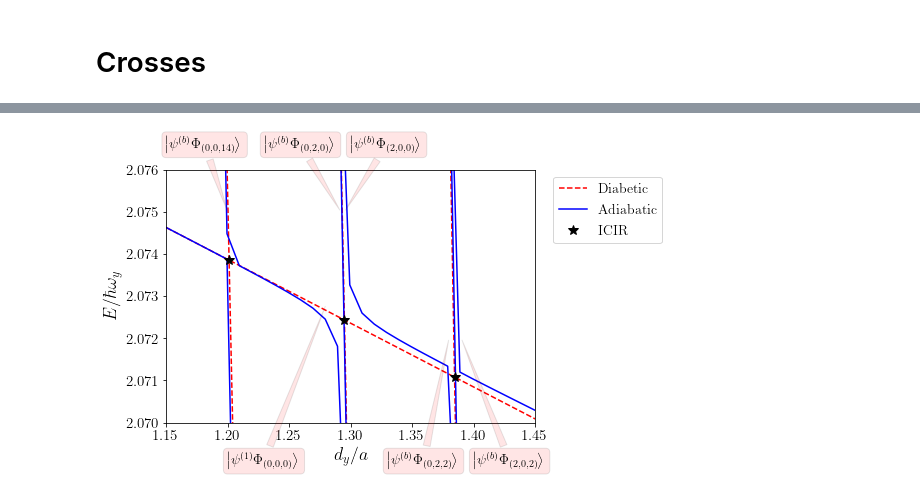
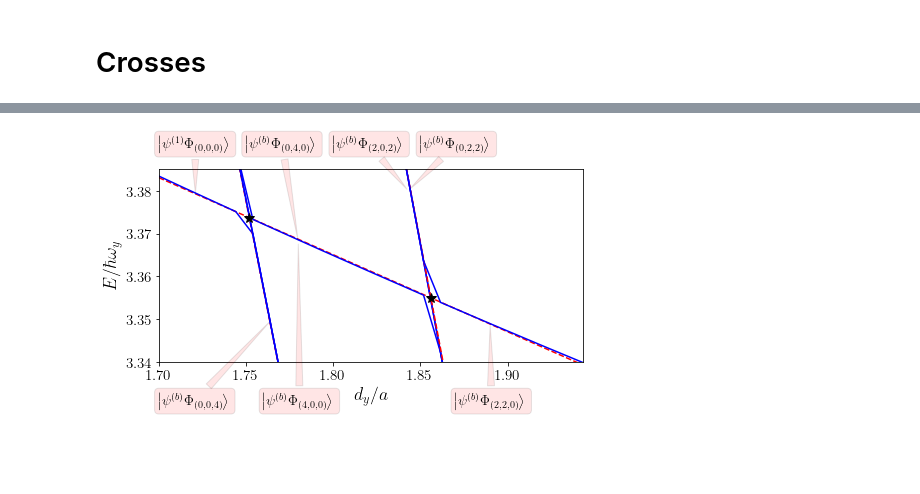
Before and after one commit to TsspGit/Ultracold_Atoms_src, a Jupyter notebook: Analysis/q3d/Energies_Analysis_4993_4993_4993.ipynb, the cells around one changed output, grey strips where cells are left out. Cells and saved outputs as stored; diff of their text form; code cells hidden in the pictures; blank space fills up the shorter version.

```diff
--- a/Analysis/q3d/Energies_Analysis_4993_4993_4993.ipynb
+++ b/Analysis/q3d/Energies_Analysis_4993_4993_4993.ipynb
@@ -14,6 +14,7 @@ plt.rcParams['ytick.labelsize']=15
 plt.rcParams['axes.labelsize']=18
 plt.rcParams['axes.titlesize']=18
 aur = (1 + np.sqrt(5)) / 2
+aursize = (4.3*aur, 4.3)
 # %%
 delta = np.loadtxt('Simulations/delta_asc.dat', dtype=str)[:,0]
 asc = np.loadtxt('Simulations/delta_asc.dat')[:,1]
@@ -66,4 +72,4 @@ filtering completed
 # %%
 dic = transpose_energies(Data)
 # %%
-dic, least_bound_pos = dic_from_least_bound_forward(dic, wy)
+#dic, least_bound_pos = dic_from_least_bound_forward(dic, wy)
@@ -155,74 +187,77 @@ plt.show()
 # %%
-fig3, ax3 = plt.subplots(figsize=(5*aur,5))
-# nivel 1056:
-f1056 = np.polyfit(x[x < 1.2], np.array(dic['nivel_1056'])[x < 1.2]/wy, deg=1)
-ax3.plot(x, np.polyval(f1056, x), 'r--', markersize=4, label='Diabetic')
-ax3.plot(x, dic['nivel_1056']/wy, 'b', label='Adiabatic')
+fig3, ax3 = plt.subplots(figsize=aursize)
+# nivel 1004:
+f1004 = np.polyfit(xcoord, ycoord, deg=1)
+x1004 = np.linspace(1.7, 1.95, num=40)
+ax3.plot(x1004, np.polyval(f1004, x1004), 'r--', markersize=4, label='Diabetic')
+ax3.plot(x, dic['nivel_1004']/wy, 'b', label='Adiabatic')
 
-# nivel 1057:
-f1057 = np.polyfit(x[(x < 1.2) & (x > 1.05)], np.array(dic['nivel_1057'])[(x < 1.2) & (x > 1.05)]/wy, deg=1)
-x1057 = np.linspace(1, 1.3, num=500)
-ax3.plot(x1057, np.polyval(f1057, x1057), 'r--', markersize=4)
-ax3.plot(x, dic['nivel_1057']/wy, 'b')
+# nivel 1005:
+f1005 = np.polyfit(x[(x < 1.8) & (x > 1.7)], np.array(dic['nivel_1005'])[(x < 1.8) & (x > 1.7)]/wy, deg=1)
+x1005 = np.linspace(1.6, 1.95, num=500)
+ax3.plot(x1005, np.polyval(f1005, x1005), 'r--', markersize=4)
+ax3.plot(x, dic['nivel_1005']/wy, 'b')
 
-# nivel 1058:
-f1058 = np.polyfit(x[(x > 1.2) & (x < 1.3)], np.array(dic['nivel_1058'])[(x > 1.2) & (x < 1.3)]/wy, deg=1)
-x1058 = np.linspace(1.2, 1.3, num=500)
-ax3.plot(x1058, np.polyval(f1058, x1058), 'r--', markersize=4)
-ax3.plot(x, dic['nivel_1058']/wy, 'b')
+# nivel 1006:
+ax3.plot(x, dic['nivel_1006']/wy, 'b')
 
-# nivel 1059:
-# proviene del mismo que el 1058
-ax3.plot(x, dic['nivel_1059']/wy, 'b')
+# nivel 1007:
+ax3.plot(x, dic['nivel_1007']/wy, 'b')
 
-# nivel 1060:
-f1060 = np.polyfit(x[(x > 1.3)], np.array(dic['nivel_1060'])[(x > 1.3)]/wy, deg=1)
-x1060 = np.linspace(1.3, 1.4, num=500)
-ax3.plot(x1060, np.polyval(f1060, x1060), 'r--', markersize=4)
-ax3.plot(x, dic['nivel_1060']/wy, 'b')
+# nivel 1008:
+ax3.plot(x, dic['nivel_1008']/wy, 'b')
 
-# nivel 1061:
-# proviene del mismo que el 1060:
-ax3.plot(x, dic['nivel_1061']/wy, 'b')
+# nivel 1009:
+ax3.plot(x, dic['nivel_1009']/wy, 'b')
+
+# nivel 1010:
+f1010 = np.polyfit(x[(x < 1.85) & (x > 1.8)], np.array(dic['nivel_1010'])[(x < 1.85) & (x > 1.8)]/wy, deg=1)
+x1010 = np.linspace(1.82, 1.95, num=500)
+ax3.plot(x1010, np.polyval(f1010, x1010), 'r--', markersize=4)
+ax3.plot(x, dic['nivel_1010']/wy, 'b')
 
 # Crosses:
 ##########
-ax3.plot(cross_points(f1056, f1057), np.polyval(f1056, cross_points(f1056, f1057)), 'k*', markersize=10, label='ICIR')
-ax3.plot(cross_points(f1056, f1058), np.polyval(f1056, cross_points(f1056, f1058)), 'k*', markersize=10)
-ax3.plot(cross_points(f1056, f1060), np.polyval(f1056, cross_points(f1056, f1060)), 'k*', markersize=10)
+ax3.plot(cross_points(f1004, f1005), np.polyval(f1004, cross_points(f1004, f1005)), 'k*', markersize=10, label='ICIR')
+ax3.plot(cross_points(f1004, f1010), np.polyval(f1004, cross_points(f1004, f1010)), 'k*', markersize=10)
 
 # States:
 #########
-ax3.annotate(r'$\left|\psi^{(b)} \Phi_{(0,0,14)}\right>$', xy=(1.20, 2.075), xytext=(1.15, 2.0765), fontsize=14,
+ax3.annotate(r'$\left|\psi^{(1)} \Phi_{(0,0,0)}\right>$', xy=(1.721, 3.379), xytext=(1.70, 3.39), fontsize=14,
              bbox=dict(boxstyle="round", alpha=0.1, facecolor='r'),
              arrowprops=dict(arrowstyle="wedge, tail_width=0.5", alpha=0.1, facecolor='r'))
 
-ax3.annotate(r'$\left|\psi^{(1)} \Phi_{(0,0,0)}\right>$', xy=(1.28, 2.0728), xytext=(1.2, 2.069), fontsize=14,
+ax3.annotate(r'$\left|\psi^{(b)} \Phi_{(0,0,4)}\right>$', xy=(1.765, 3.35), xytext=(1.70, 3.33), fontsize=14,
              bbox=dict(boxstyle="round", alpha=0.1, facecolor='r'),
              arrowprops=dict(arrowstyle="wedge, tail_width=0.5", alpha=0.1, facecolor='r'))
 
-ax3.annotate(r'$\left|\psi^{(b)} \Phi_{(0,2,0)}\right>$', xy=(1.292, 2.075), xytext=(1.23, 2.0765), fontsize=14,
+ax3.annotate(r'$\left|\psi^{(b)} \Phi_{(4,0,0)}\right>$', xy=(1.78, 3.368), xytext=(1.76, 3.33), fontsize=14,
              bbox=dict(boxstyle="round", alpha=0.1, facecolor='r'),
              arrowprops=dict(arrowstyle="wedge, tail_width=0.5", alpha=0.1, facecolor='r'))
 
-ax3.annotate(r'$\left|\psi^{(b)} \Phi_{(2,0,0)}\right>$', xy=(1.295, 2.075), xytext=(1.3, 2.0765), fontsize=14,
+ax3.annotate(r'$\left|\psi^{(b)} \Phi_{(0,4,0)}\right>$', xy=(1.78, 3.368), xytext=(1.75, 3.39), fontsize=14,
              bbox=dict(boxstyle="round", alpha=0.1, facecolor='r'),
              arrowprops=dict(arrowstyle="wedge, tail_width=0.5", alpha=0.1, facecolor='r'))
 
-ax3.annotate(r'$\left|\psi^{(b)} \Phi_{(0,2,2)}\right>$', xy=(1.38, 2.072), xytext=(1.33, 2.069), fontsize=14,
+ax3.annotate(r'$\left|\psi^{(b)} \Phi_{(2,0,2)}\right>$', xy=(1.843, 3.38), xytext=(1.80, 3.39), fontsize=14,
              bbox=dict(boxstyle="round", alpha=0.1, facecolor='r'),
              arrowprops=dict(arrowstyle="wedge, tail_width=0.5", alpha=0.1, facecolor='r'))
 
-ax3.annotate(r'$\left|\psi^{(b)} \Phi_{(2,0,2)}\right>$', xy=(1.39, 2.072), xytext=(1.4, 2.069), fontsize=14,
+ax3.annotate(r'$\left|\psi^{(b)} \Phi_{(0,2,2)}\right>$', xy=(1.843, 3.38), xytext=(1.85, 3.39), fontsize=14,
              bbox=dict(boxstyle="round", alpha=0.1, facecolor='r'),
              arrowprops=dict(arrowstyle="wedge, tail_width=0.5", alpha=0.1, facecolor='r'))
 
+ax3.annotate(r'$\left|\psi^{(b)} \Phi_{(2,2,0)}\right>$', xy=(1.89, 3.349), xytext=(1.87, 3.33), fontsize=14,
+             bbox=dict(boxstyle="round", alpha=0.1, facecolor='r'),
+             arrowprops=dict(arrowstyle="wedge, tail_width=0.5", alpha=0.1, facecolor='r'))
+
+
 ax3.set_xlabel('$d_{y}/a$')
 ax3.set_ylabel('$E/\hbar \omega_{y}$')
-ax3.legend(fontsize=14, bbox_to_anchor=(1.03, 1))
-ax3.set_ylim(2.07, 2.076)
-ax3.set_xlim(1.15, 1.45)
+#ax3.legend(fontsize=14, bbox_to_anchor=(1.03, 1))
+ax3.set_ylim(3.34, 3.385)
+ax3.set_xlim(1.7, 1.943)
 plt.tight_layout()
-#fig3.savefig('Results/Figures/Ix4993_Iy4993_Iz4993_Easc_Interpolation.png', dpi=200)
+fig3.savefig('Results/Figures/Ix4993_Iy4993_Iz4993_Easc_Interpolation.png', bbox_inches="tight", dpi=200)
 # %% [output]
-[figure, old version]
+[figure, new version]
```
Also changed, not shown: parts of 22 cells of this notebook, 13 other files.
